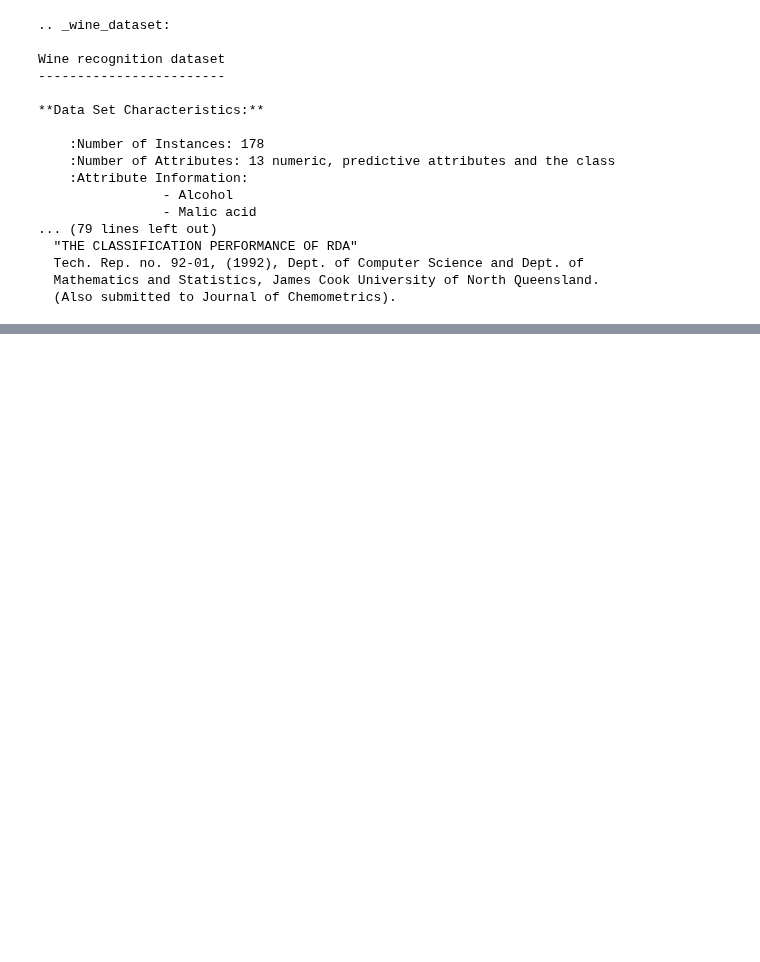
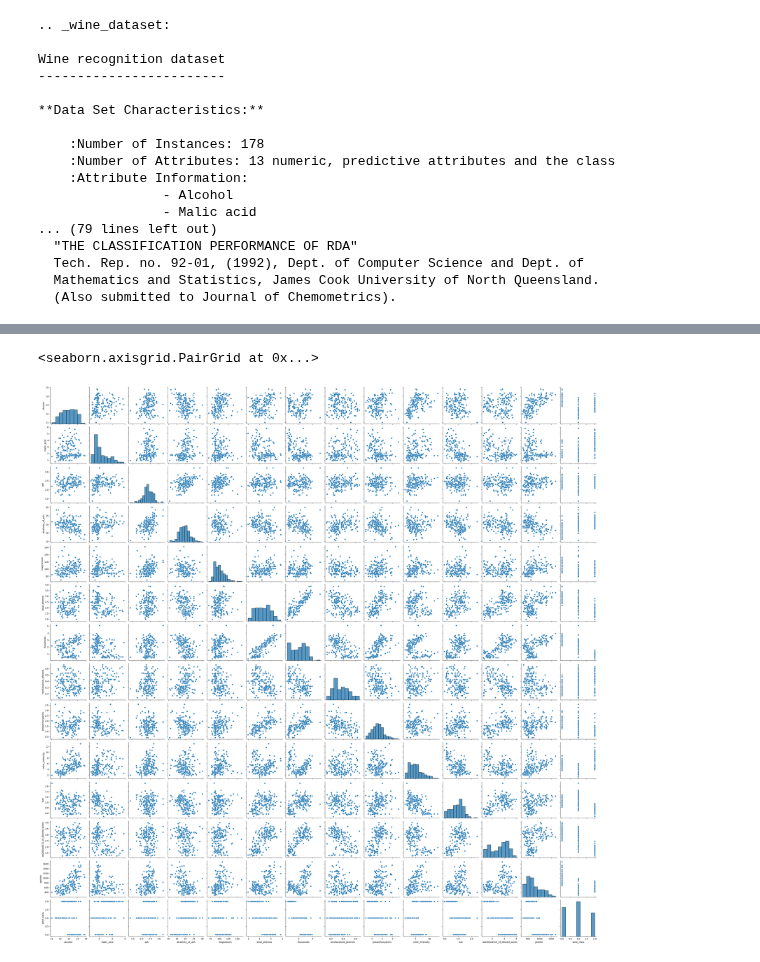
Before and after one commit to SCGlass/Machine-learning, a Jupyter notebook: Code-alongs/L6-KNN.ipynb, the cells around one changed output, grey strips where cells are left out. Cells and saved outputs as stored; diff of their text form; code cells hidden in the pictures; blank space fills up the shorter version.

```diff
--- a/Code-alongs/L6-KNN.ipynb
+++ b/Code-alongs/L6-KNN.ipynb
@@ -66,0 +121,6 @@ Wine recognition dataset
+# %%
+sns.pairplot(data=df) # hard to see, have to choose which features to plot
+sns.pairplot(data=df[['alcohol','malic_acid','ash','total_phenols', 'wine_class']], hue=)
+# %% [output]
+<seaborn.axisgrid.PairGrid at 0x...>
+[figure, added]
```
Also changed, not shown: parts of 4 cells of this notebook.
